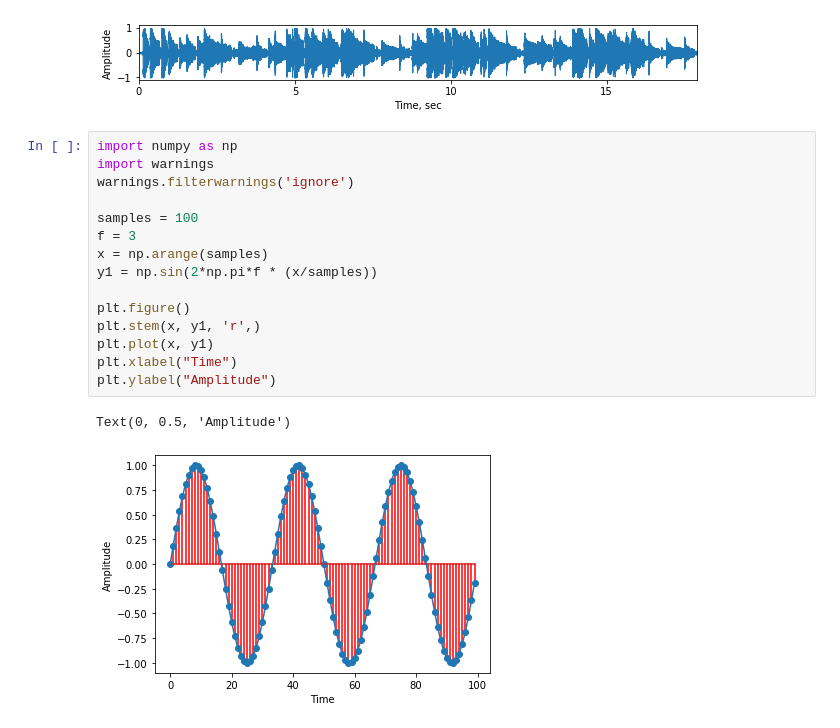
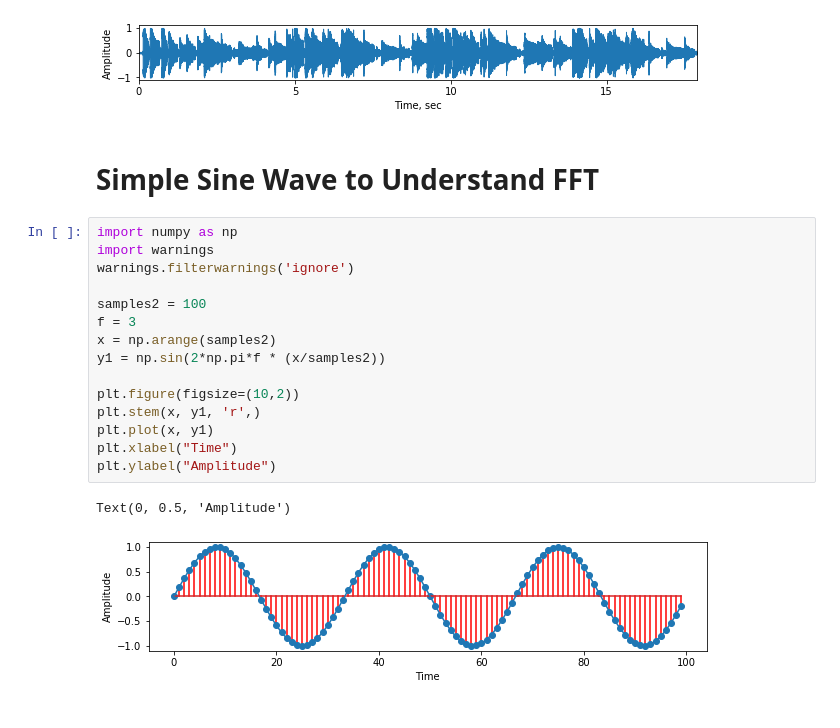
Before and after one commit to ArtemAvanesov/Python-Labs, a Jupyter notebook: Экспериментальные проекты/Работа со звуком/librosa.ipynb, the cells around one changed output. Saved outputs shown, nothing was run; the diff lists cells and outputs as text.

```diff
--- a/Экспериментальные проекты/Работа со звуком/librosa.ipynb
+++ b/Экспериментальные проекты/Работа со звуком/librosa.ipynb
@@ -30,21 +38,23 @@ plt.ylabel("Amplitude")
 # %% [output]
 Text(0, 0.5, 'Amplitude')
 [figure]
+# %% [markdown]
+# Simple Sine Wave to Understand FFT
 # %%
 import numpy as np
 import warnings
 warnings.filterwarnings('ignore')
 
-samples = 100
+samples2 = 100
 f = 3
-x = np.arange(samples)
-y1 = np.sin(2*np.pi*f * (x/samples))
+x = np.arange(samples2)
+y1 = np.sin(2*np.pi*f * (x/samples2))
 
-plt.figure()
+plt.figure(figsize=(10,2))
 plt.stem(x, y1, 'r',)
 plt.plot(x, y1)
 plt.xlabel("Time")
 plt.ylabel("Amplitude")
 # %% [output]
 Text(0, 0.5, 'Amplitude')
-[figure, old version]
+[figure, new version]
```
Also changed, not shown: parts of 15 cells of this notebook.
